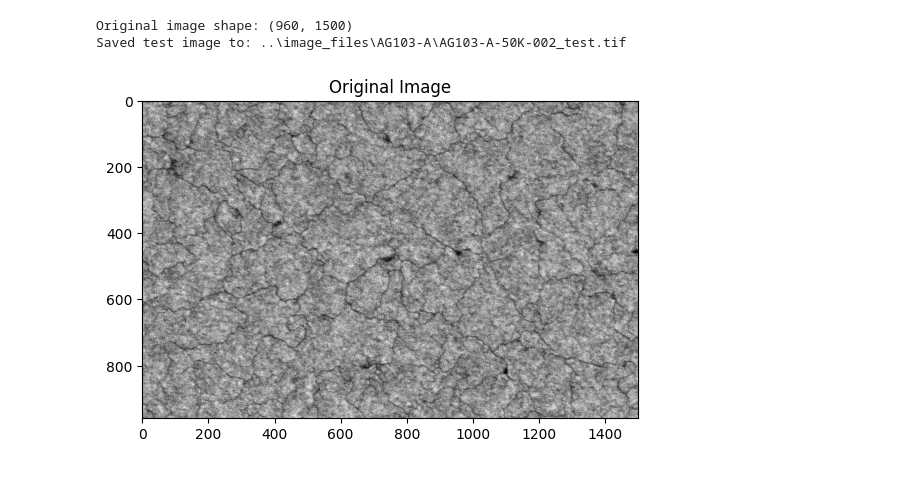
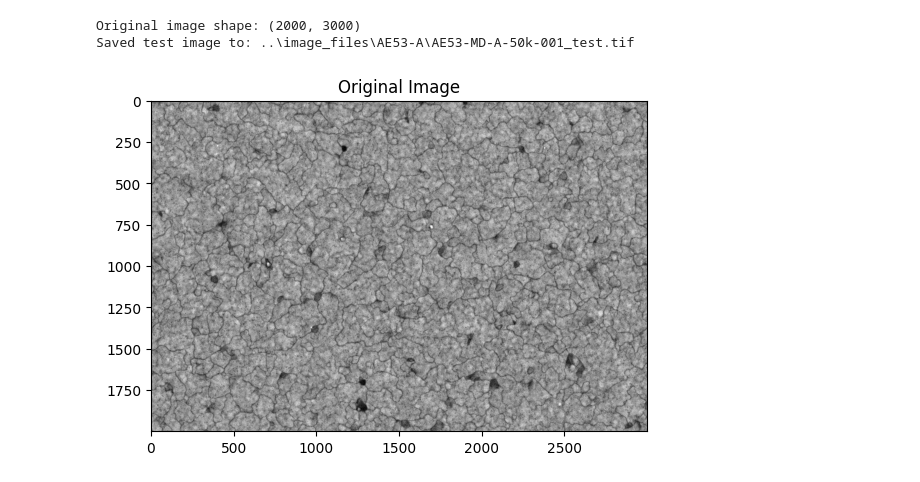
Before and after one commit to Robin-Hsu/SEM_grain_segmentation, a Jupyter notebook: predict.ipynb, the cells around one changed output. Drawn from its saved outputs; the diff is of its cells as text; code cells hidden in the pictures.

```diff
--- a/predict.ipynb
+++ b/predict.ipynb
@@ -15,37 +15,37 @@ import matplotlib.pyplot as plt
 # TODO: change the image path
 # change folder name and file name
 # Change folder name and file name
-image_dir = os.path.join('..', 'image_files', 'AG103-A')  # Use os.path.join for proper path separators
-image_filename = 'AG103-A-50K-002'
+image_dir = os.path.join('..', 'image_files', 'AE53-A')  # Use os.path.join for proper path separators
+image_filename = 'AE53-MD-A-50k-001'
 
 # Create input path
 test_filepath = os.path.join(image_dir, image_filename +'.tif')
 # %%
 # Load and preprocess image
 test_image = io.imread(test_filepath)
 
-test_image = test_image[0:960, 0:1500]
+test_image = test_image[0:2000, 0:3000]
 # Convert to grayscale if necessary
 if len(test_image.shape) > 2:
     test_image = color.rgb2gray(test_image)
 print(f"Original image shape: {test_image.shape}")
 
 # display the image
 plt.imshow(test_image, cmap='gray')
 plt.title('Original Image')
 
 # Create output filename for the test image
 test_filename = image_filename + '_test.tif'
 # Create complete output path
 output_path = os.path.join(image_dir, test_filename)
 
 # Save the test image
 io.imsave(output_path, test_image.astype(np.uint8))
 print(f"Saved test image to: {output_path}")
 # %% [output]
-Original image shape: (960, 1500)
-Saved test image to: ..\image_files\AG103-A\AG103-A-50K-002_test.tif
+Original image shape: (2000, 3000)
+Saved test image to: ..\image_files\AE53-A\AE53-MD-A-50k-001_test.tif
-[figure, old version]
+[figure, new version]
 # %%
 from skimage.morphology import disk, ball, square, erosion, dilation, opening, closing
 from scipy import ndimage
```
Also changed, not shown: parts of 4 cells of this notebook, 1 other file.
